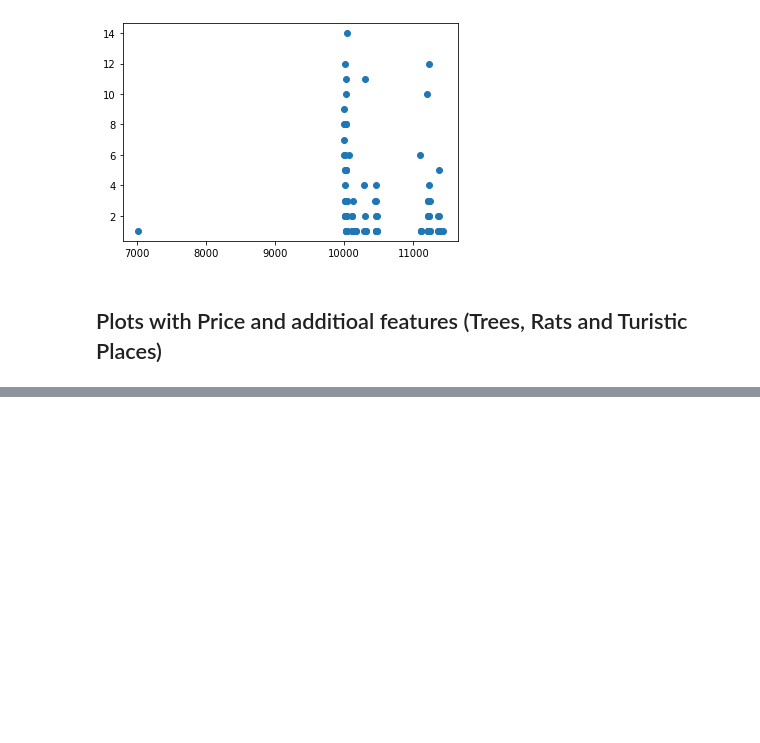
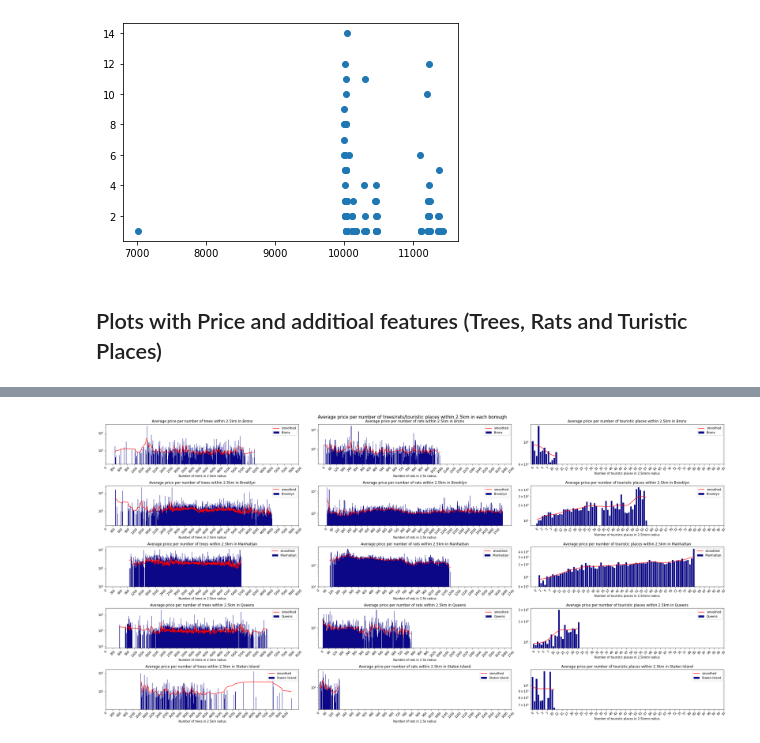
Before and after one commit to KathGran8/Air_BnB_Data_Viz, a Jupyter notebook: Explainer/Data_exploration.ipynb, the cells around one changed output, grey strips where cells are left out. Cells and saved outputs as stored; diff of their text form; code cells hidden in the pictures; blank space fills up the shorter version.

```diff
--- a/Explainer/Data_exploration.ipynb
+++ b/Explainer/Data_exploration.ipynb
@@ -219,0 +314,66 @@ plt.show()
+# %%
+fig, ax = plt.subplots(len(y_borough),3)
+fig.set_size_inches(30,(len(n)*3))
+fig.suptitle('Average price per number of trees/rats/touristic places within 2.5km in each borough', fontsize = 15)
+
+for idx,i in enumerate(y_borough.index):
+    ax[idx,0].set_xlabel('Number of trees in 2.5km radius')
+    ax[idx,0].set_title('Average price per number of trees within 2.5km in ' + i)
+    ax[idx,1].set_xlabel('Number of rats in 2.5k radius')
+    ax[idx,1].set_title('Average price per number of rats within 2.5km in ' + i)
+    ax[idx,2].set_xlabel('Number of touristic places in 2.5kmm radius')
+    ax[idx,2].set_title('Average price per number of touristic places within 2.5km in ' + i)
+
+n = sorted(df_join.neighbourhood_group.unique().tolist())
+color = colors.get('prices')
+x = df_join.groupby(['neighbourhood_group','number_of_trees_2500m']).mean()[['price']].sort_values(by = ['neighbourhood_group', 'number_of_trees_2500m'])
+for i in range(len(n)):
+    p = x.loc[n[i],:].reset_index()
+    y_data = p.price
+    y_smoothed = gaussian_filter1d(y_data, sigma=3)
+    ax[i,0].bar(p.number_of_trees_2500m,p.price,label=n[i],color=color)
+    ax[i,0].plot(p.number_of_trees_2500m,y_smoothed,label='smoothed', color = 'r')
+    ax[i,0].set_yscale('log')
+    ax[i,0].legend(loc="upper right")
+    j = ax[i,0]
+    j.set_xticks(bins_trees)
+    j.set_xticklabels(map(int, bins_trees), rotation=45)
+    for rect in j.patches:
+        rect.set_color(color)
+        rect.set_width(rect.get_width()*0.8)
+
+x = df_join.groupby(['neighbourhood_group','number_of_rats_2500m']).mean()[['price']].sort_values(by = ['neighbourhood_group', 'number_of_rats_2500m'])
+for i in range(len(n)):
+    p = x.loc[n[i],:].reset_index()
+    y_data = p.price
+    y_smoothed = gaussian_filter1d(y_data, sigma=3)
+    ax[i,1].bar(p.number_of_rats_2500m,p.price,label=n[i],color=color)
+    ax[i,1].plot(p.number_of_rats_2500m,y_smoothed,label='smoothed', color = 'r')
+    ax[i,1].set_yscale('log')
+    ax[i,1].legend(loc="upper right")
+    j = ax[i,1]
+    j.set_xticks(bins_rats)
+    j.set_xticklabels(map(int, bins_rats), rotation=45)
+    for rect in j.patches:
+        rect.set_color(color)
+        rect.set_width(rect.get_width()*0.8)
+
+x = df_join.groupby(['neighbourhood_group','number_of_places_2500m']).mean()[['price']].sort_values(by = ['neighbourhood_group', 'number_of_places_2500m'])
+for i in range(len(n)):
+    p = x.loc[n[i],:].reset_index()
+    y_data = p.price
+    y_smoothed = gaussian_filter1d(y_data, sigma=3)
+    ax[i,2].bar(p.number_of_places_2500m,p.price,label=n[i],color=color)
+    ax[i,2].plot(p.number_of_places_2500m,y_smoothed,label='smoothed', color = 'r')
+    ax[i,2].set_yscale('log')
+    ax[i,2].legend(loc="upper right")
+    j = ax[i,2]
+    j.set_xticks(bins_places)
+    j.set_xticklabels(map(int, bins_places), rotation=45)
+    for rect in j.patches:
+        rect.set_color(color)
+        rect.set_width(rect.get_width()*0.8)
+
+    fig.tight_layout()
+# %% [output]
+[figure, added]
```
Also changed, not shown: parts of 5 cells of this notebook.
